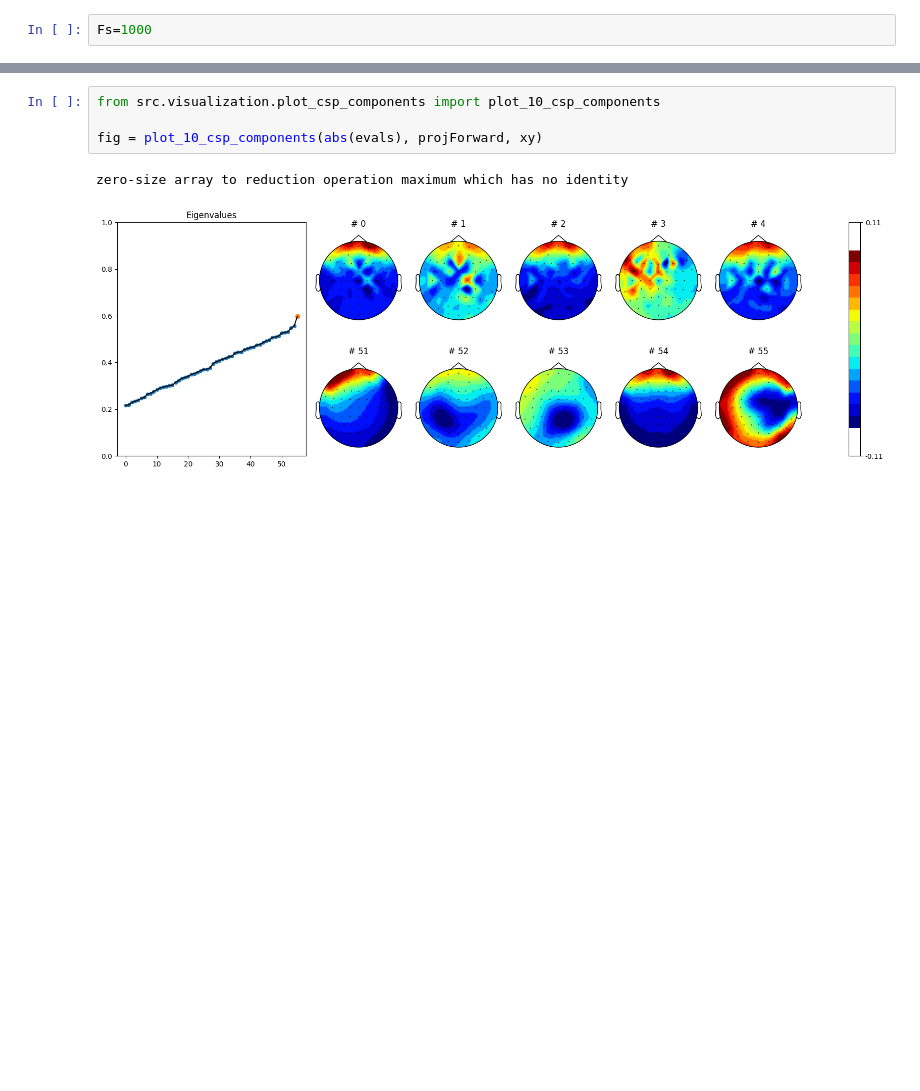
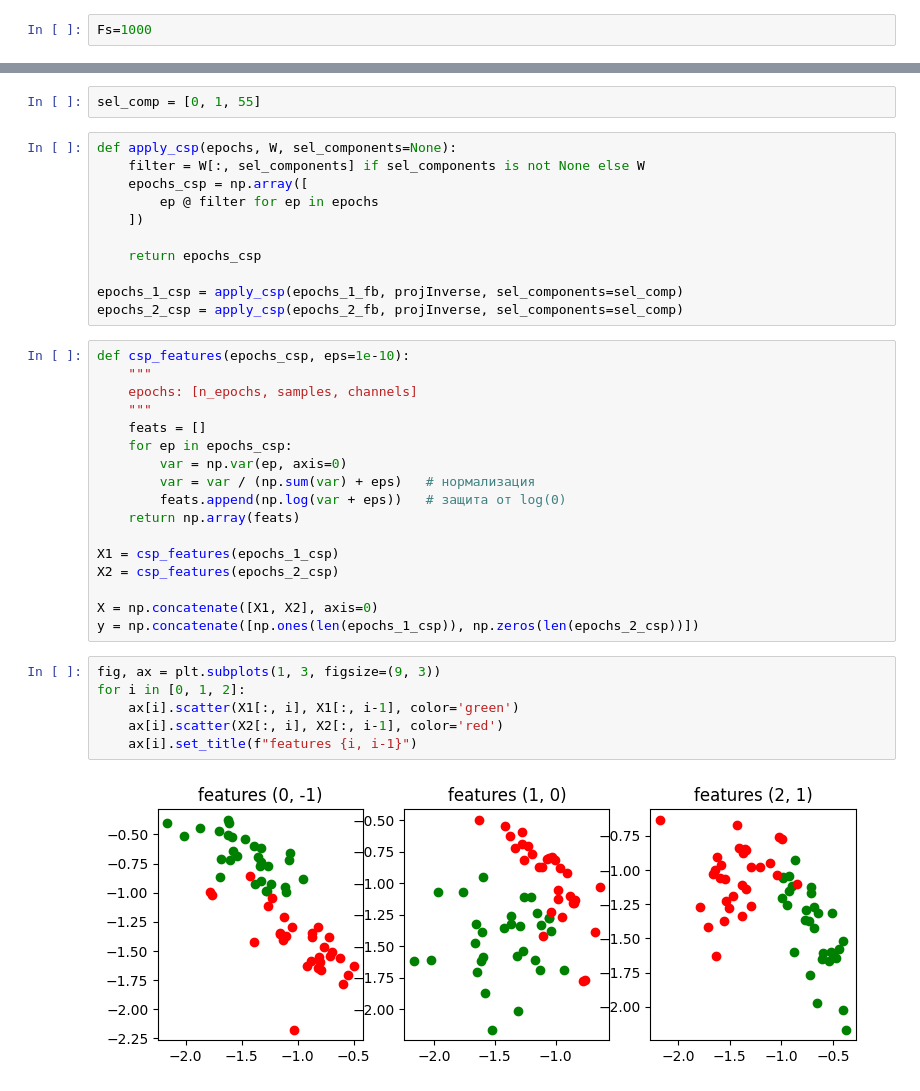
Before and after one commit to JuliaRory/Agency_EBCI, a Jupyter notebook: notebooks/04_check_mu_rhythm.ipynb, the cells around one changed output, grey strips where cells are left out. Saved outputs shown, nothing was run; the diff lists cells and outputs as text; blank space fills up the shorter version.

```diff
--- a/notebooks/04_check_mu_rhythm.ipynb
+++ b/notebooks/04_check_mu_rhythm.ipynb
@@ -273,7 +311,38 @@ projInverse, projForward, evals = compute_csp(epochs_1, epochs_2, robust=False)
 # %%
-from src.visualization.plot_csp_components import plot_10_csp_components
-
-fig = plot_10_csp_components(abs(evals), projForward, xy)
+sel_comp = [0, 1, 55]
-# %% [output]
-zero-size array to reduction operation maximum which has no identity
-[figure, removed]
+# %%
+def apply_csp(epochs, W, sel_components=None):
+    filter = W[:, sel_components] if sel_components is not None else W
+    epochs_csp = np.array([
+        ep @ filter for ep in epochs
+    ])
+
+    return epochs_csp
+
+epochs_1_csp = apply_csp(epochs_1_fb, projInverse, sel_components=sel_comp)
+epochs_2_csp = apply_csp(epochs_2_fb, projInverse, sel_components=sel_comp)
+# %%
+def csp_features(epochs_csp, eps=1e-10):
+    """
+    epochs: [n_epochs, samples, channels]
+    """
+    feats = []
+    for ep in epochs_csp:
+        var = np.var(ep, axis=0)
+        var = var / (np.sum(var) + eps)   # нормализация
+        feats.append(np.log(var + eps))   # защита от log(0)
+    return np.array(feats)
+
+X1 = csp_features(epochs_1_csp)
+X2 = csp_features(epochs_2_csp)
+
+X = np.concatenate([X1, X2], axis=0)
+y = np.concatenate([np.ones(len(epochs_1_csp)), np.zeros(len(epochs_2_csp))])
+# %%
+fig, ax = plt.subplots(1, 3, figsize=(9, 3))
+for i in [0, 1, 2]:
+    ax[i].scatter(X1[:, i], X1[:, i-1], color='green')
+    ax[i].scatter(X2[:, i], X2[:, i-1], color='red')
+    ax[i].set_title(f"features {i, i-1}")
+# %% [output]
+[figure, added]
```
Also changed, not shown: parts of 33 cells of this notebook, 1 other file.
